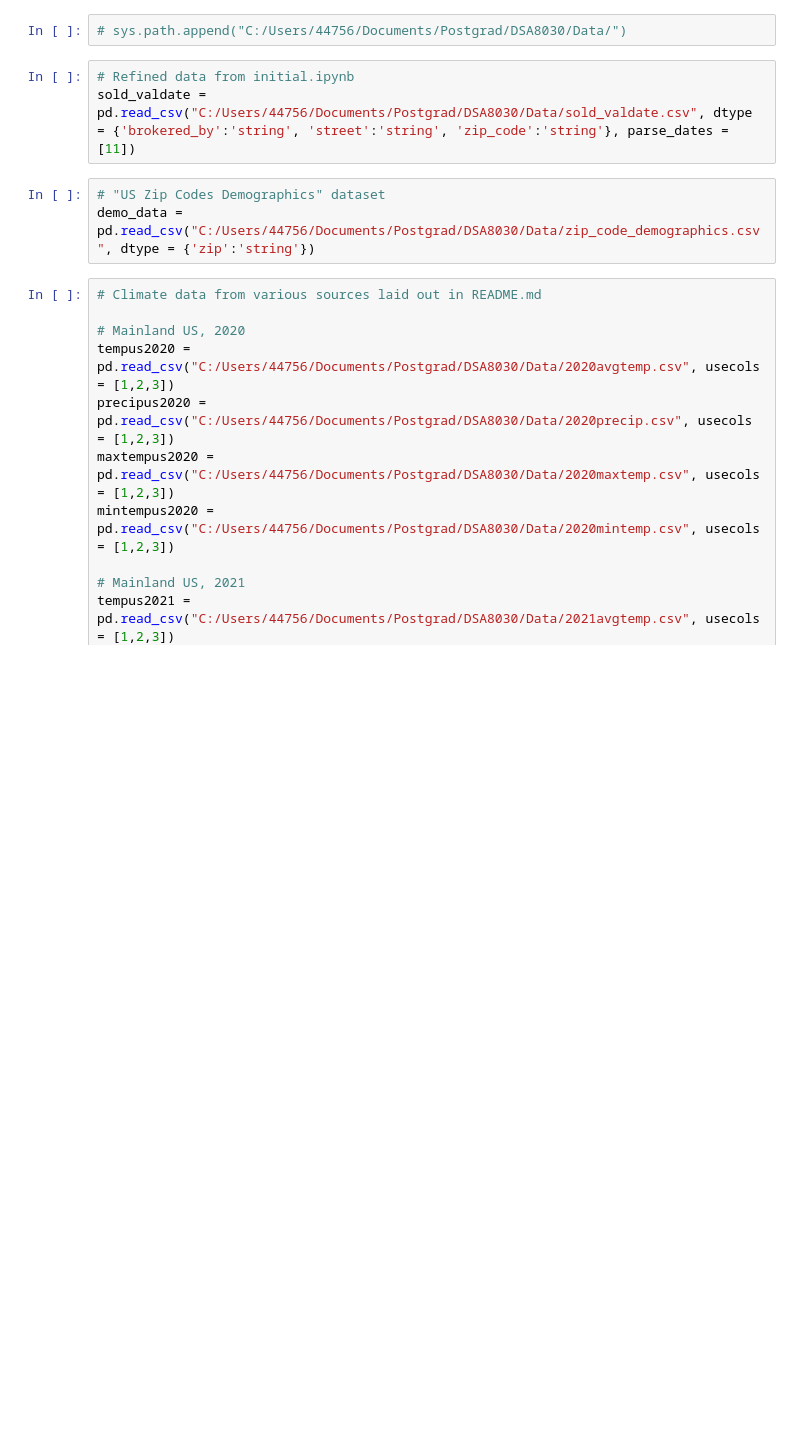
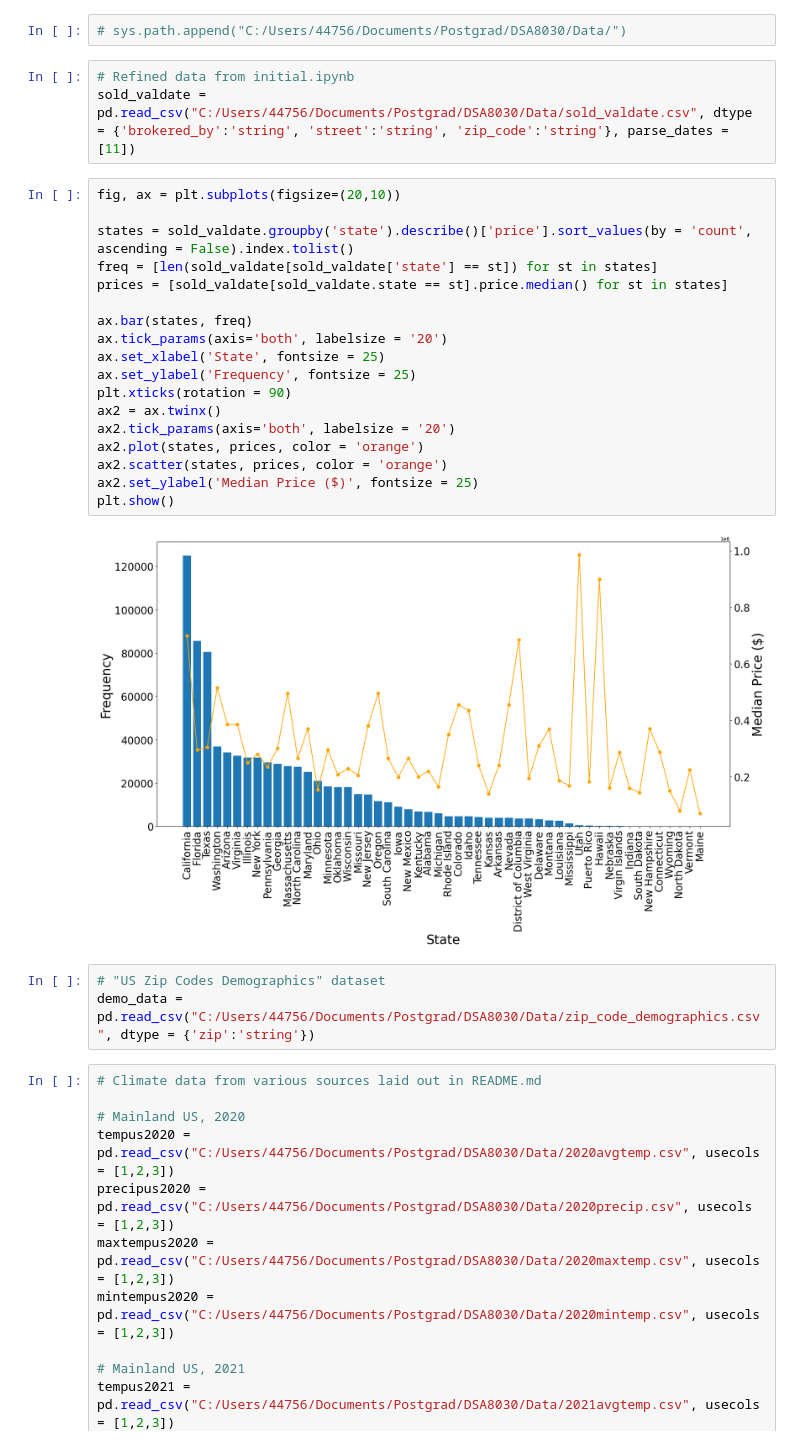
Before and after one commit to luke-dillon/PlacementProject, a Jupyter notebook: merge.ipynb, the cells around one changed output. Cells and saved outputs as stored; diff of their text form; blank space fills up the shorter version.

```diff
--- a/merge.ipynb
+++ b/merge.ipynb
@@ -6,6 +7,26 @@ import pandas as pd
 # %%
 # Refined data from initial.ipynb
 sold_valdate = pd.read_csv("C:/Users/44756/Documents/Postgrad/DSA8030/Data/sold_valdate.csv", dtype = {'brokered_by':'string', 'street':'string', 'zip_code':'string'}, parse_dates = [11])
+# %%
+fig, ax = plt.subplots(figsize=(20,10))
+
+states = sold_valdate.groupby('state').describe()['price'].sort_values(by = 'count', ascending = False).index.tolist()
+freq = [len(sold_valdate[sold_valdate['state'] == st]) for st in states]
+prices = [sold_valdate[sold_valdate.state == st].price.median() for st in states]
+
+ax.bar(states, freq)
+ax.tick_params(axis='both', labelsize = '20')
+ax.set_xlabel('State', fontsize = 25)
+ax.set_ylabel('Frequency', fontsize = 25)
+plt.xticks(rotation = 90)
+ax2 = ax.twinx()
+ax2.tick_params(axis='both', labelsize = '20')
+ax2.plot(states, prices, color = 'orange')
+ax2.scatter(states, prices, color = 'orange')
+ax2.set_ylabel('Median Price ($)', fontsize = 25)
+plt.show()
+# %% [output]
+[figure, added]
 # %%
 # "US Zip Codes Demographics" dataset
 demo_data = pd.read_csv("C:/Users/44756/Documents/Postgrad/DSA8030/Data/zip_code_demographics.csv", dtype = {'zip':'string'})
```
Also changed, not shown: parts of 4 cells of this notebook, 1 other file.
